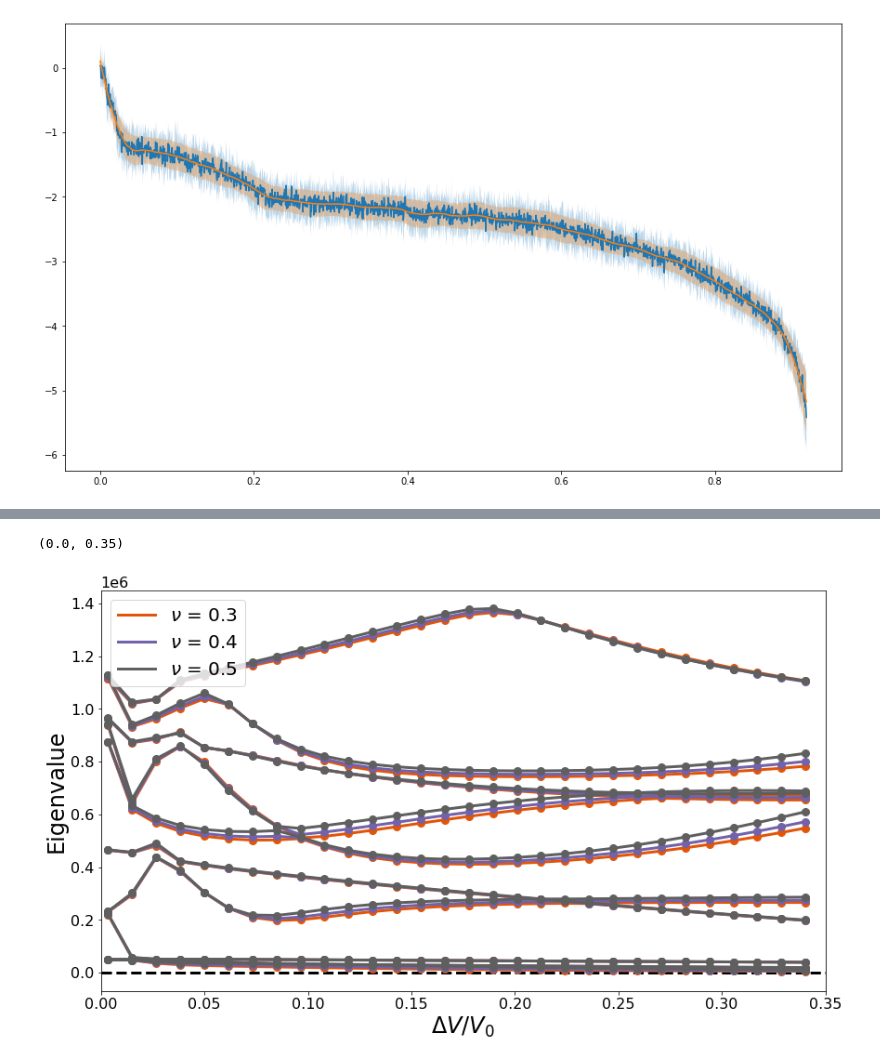
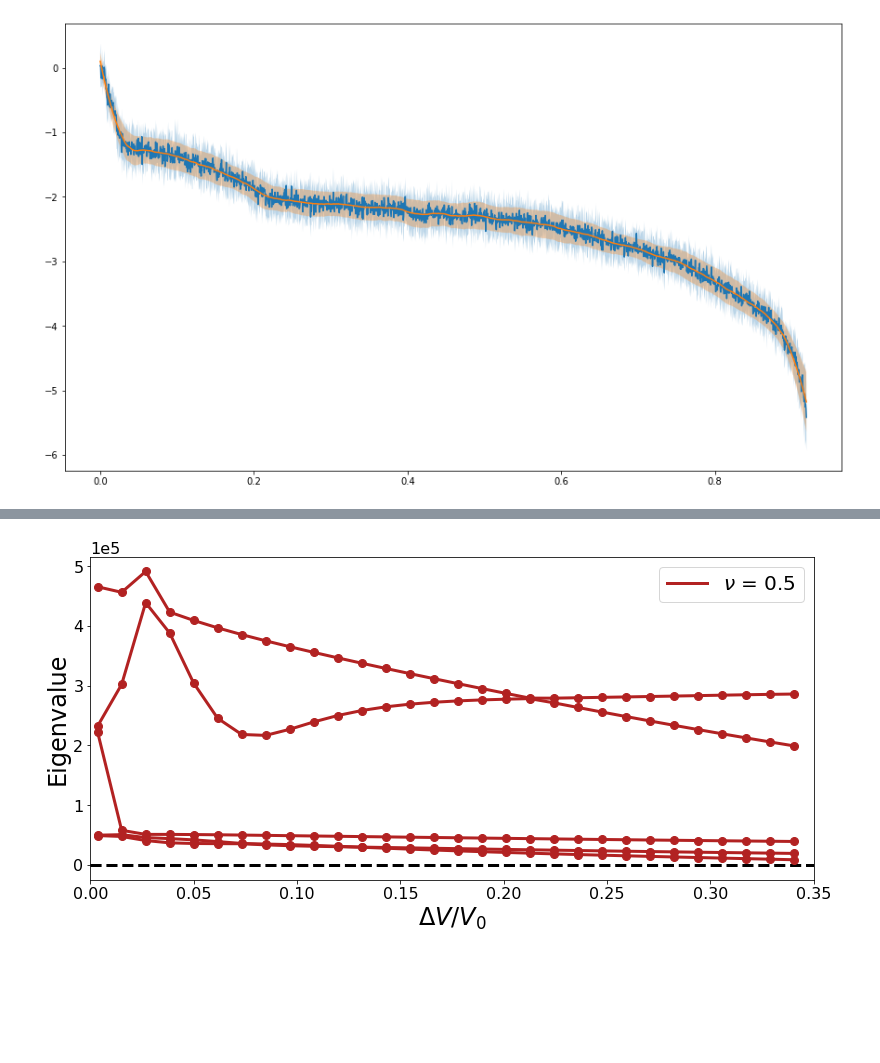
Before and after one commit to bertoldi-collab/buckling-cylinders, a Jupyter notebook: figure_making.ipynb, the cells around one changed output, grey strips where cells are left out. Drawn from its saved outputs; the diff is of its cells as text; code cells hidden in the pictures; blank space fills up the shorter version.

```diff
--- a/figure_making.ipynb
+++ b/figure_making.ipynb
@@ -31,9 +45,10 @@ for i,nu in enumerate(nu_try):
         temp_all = data_cur[:,0]
         freq_all = data_cur[:,1:]
 
-        color_plot = plt.get_cmap(cmap_all[i])(0.7)
+        # color_plot = plt.get_cmap(cmap_all[i])(0.7)
+        color_plot = 'lightcoral'
 
-        for j in range(np.shape(freq_all)[1]):
+        for j in range(np.shape(freq_all)[1]-1):
             ax.plot(-3*temp_all, freq_all[:,j], 'o', color = color_plot, markersize = markersize_all)
             if j == 0:
                 ax.plot(-3*temp_all, freq_all[:,j], '-', color = color_plot, label = rf'$\nu$ = {nu}', linewidth = linewidth_all)
@@ -51,4 +66,5 @@ ax.set_xlim(0,0.35)
 
 
 # fig.savefig('data_processed/change_nu_4folds_val.jpg')
+fig.savefig('data_processed/4folds_eigval_00_nolam0.jpg')
 # %% [output]
@@ -58,7 +162,7 @@ ax.set_xlim(0,0.35)
 nu_try = [0.0, 0.1, 0.2, 0.3, 0.4, 0.5]
 
 # fig, ax = plt.subplots(figsize = (14,10))
-fig, ax = plt.subplots(figsize = (12,7), constrained_layout = True)
+fig, ax = plt.subplots(figsize = figsize_whole, constrained_layout = True)
 
 initial_idx = 240
 
@@ -74,9 +178,10 @@ for i,nu in enumerate(nu_try):
         temp_all = data_cur[:,0]
         freq_all = data_cur[:,1:]
 
-        color_plot = plt.get_cmap(cmap_all[i])(0.7)
+        # color_plot = plt.get_cmap(cmap_all[i])(0.7)
+        color_plot = 'lightcoral'
 
-        for j in range(np.shape(freq_all)[1]):
+        for j in range(np.shape(freq_all)[1]-1):
             ax.plot(-3*temp_all, freq_all[:,j], 'o', color = color_plot, markersize = markersize_all)
             if j == 0:
                 ax.plot(-3*temp_all, freq_all[:,j], '-', color = color_plot, label = rf'$\nu$ = {nu}', linewidth = linewidth_all)
@@ -86,16 +191,18 @@ for i,nu in enumerate(nu_try):
 ylim_cur = ax.get_ylim()
 f = lambda x: np.interp(x,-3*temp_all,freq_all[:,0])
 sol_root = root(f,0.25)
-ax.vlines(float(sol_root.x),ylim_cur[0], ylim_cur[1], 'firebrick', '--', linewidth = linewidth_all, label = '$\lambda = 0$')
+ax.vlines(float(sol_root.x),ylim_cur[0], ylim_cur[1], 'black', '--', linewidth = linewidth_all, label = '$\lambda = 0$')
 
 ax.legend(loc = 'best', fontsize = fontsize_legend)
 ax.set_xlabel('$\Delta V/V_0$', fontsize = fontsize_axes)
 ax.set_ylabel('Eigenvalue', fontsize = fontsize_axes)
 ax.tick_params(labelsize = fontsize_ticks)
 ax.yaxis.offsetText.set_fontsize(fontsize_ticks)
+ax.ticklabel_format(scilimits = (-5,3))
 ax.set_xlim(0,0.35)
 ax.set_ylim(ylim_cur)
 
 
 # fig.savefig('data_processed/change_nu_4folds_val.jpg')
+fig.savefig('data_processed/4folds_eigval_00.jpg', dpi = 300)
 # %% [output]
@@ -220,43 +370,44 @@ ax.legend(loc = 'best', fontsize = fontsize_legend)
 nu_try = [0.0, 0.1, 0.2, 0.3, 0.4, 0.5]
 
 # fig, ax = plt.subplots(figsize = (14,10))
-fig, ax = plt.subplots(figsize = (12,7), constrained_layout = True)
+fig, ax = plt.subplots(figsize = figsize_whole, constrained_layout = True)
 
 initial_idx = 300
 
 cmap_all = ['Blues', 'Reds','Greens', 'Oranges', 'Purples', 'Greys', 'BuGn', 'YlOrBr', 'PuRd']
 
 ax.hlines(0,0,0.35, 'k', '--', linewidth = linewidth_all)
 
 for i,nu in enumerate(nu_try):
-    if i > 2:
+    if i > 4:
         idx_cur = initial_idx + i
         data_path = f'data_out/2fold-test_nu-{idx_cur}_eig_val.txt'
         data_cur = np.loadtxt(data_path)
         temp_all = data_cur[:,0]
         freq_all = data_cur[:,1:]
 
-        color_plot = plt.get_cmap(cmap_all[i])(0.7)
+        # color_plot = plt.get_cmap(cmap_all[i])(0.7)
+        color_plot = 'firebrick'
 
-        for j in range(np.shape(freq_all)[1]):
+        for j in range(np.shape(freq_all)[1] - 5):
             ax.plot(-3*temp_all, freq_all[:,j], 'o', color = color_plot, markersize = markersize_all)
             if j == 0:
                 ax.plot(-3*temp_all, freq_all[:,j], '-', color = color_plot, label = rf'$\nu$ = {nu}', linewidth = linewidth_all)
             else:
                 ax.plot(-3*temp_all, freq_all[:,j], '-', color = color_plot, linewidth = linewidth_all)
 
 
 
 ax.legend(loc = 'best', fontsize = fontsize_legend)
 ax.set_xlabel('$\Delta V/V_0$', fontsize = fontsize_axes)
 ax.set_ylabel('Eigenvalue', fontsize = fontsize_axes)
 ax.tick_params(labelsize = fontsize_ticks)
 ax.yaxis.offsetText.set_fontsize(fontsize_ticks)
+ax.ticklabel_format(scilimits = (-5,3))
 ax.set_xlim(0,0.35)
 
 
-# fig.savefig('data_processed/change_nu_2folds_val.jpg')
+fig.savefig('data_processed/2folds_eigval_05.jpg', dpi = 300)
 # %% [output]
-(0.0, 0.35)
-[figure, old version]
+[figure, new version]
 # %%
```
Also changed, not shown: parts of 10 cells of this notebook, 12 other files.
